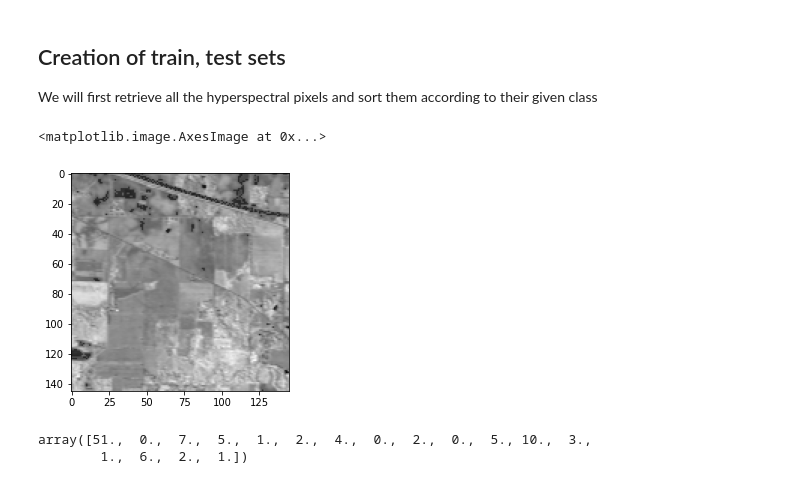
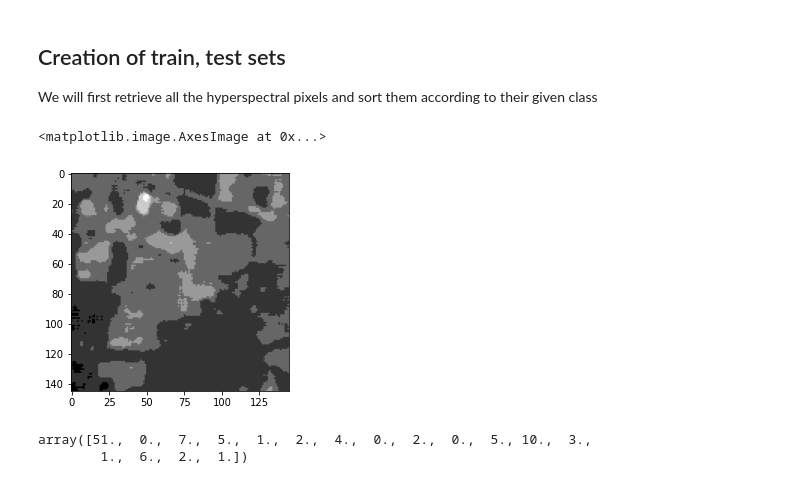
Before and after one commit to elrandar/hyper-spectral-fields, a Jupyter notebook: iml_notebook.ipynb, the cells around one changed output. Saved outputs shown, nothing was run; the diff lists cells and outputs as text; code cells hidden in the pictures.

```diff
--- a/iml_notebook.ipynb
+++ b/iml_notebook.ipynb
@@ -141,10 +141,10 @@ We will first retrieve all the hyperspectral pixels and sort them according to t
 arr = np.copy(arr_pines)
 arr_gt = np.copy(arr_pines_gt)
 # %%
-plt.imshow(arr[:,:,70], cmap = "gray")
+plt.imshow(arr[:,:,1], cmap = "gray")
 # %% [output]
 <matplotlib.image.AxesImage at 0x...>
-[figure, old version]
+[figure, new version]
 # %%
 for i in range(arr.shape[2]):
     band = arr[:,:,i]
```
Also changed, not shown: parts of 15 cells of this notebook, 3 other files.
